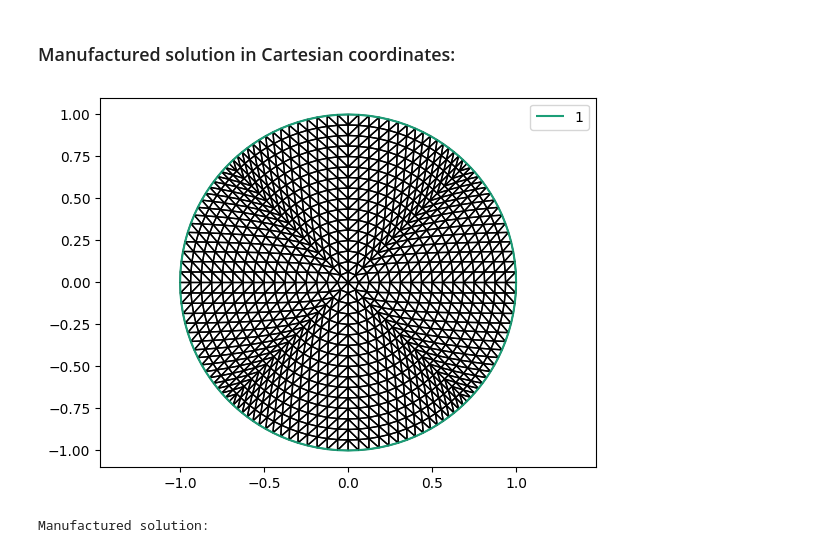
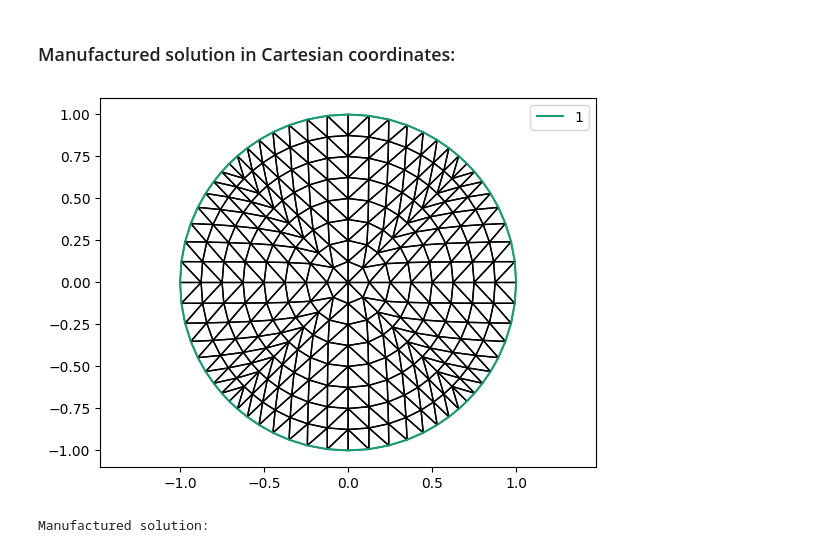
Before and after one commit to lucaciarimboli/tesi, a Jupyter notebook: Firedrake/GradShafranov.ipynb, the cells around one changed output. Drawn from its saved outputs; the diff is of its cells as text; code cells hidden in the pictures.

```diff
--- a/Firedrake/GradShafranov.ipynb
+++ b/Firedrake/GradShafranov.ipynb
@@ -568,25 +568,25 @@ plt.grid(True, which="both", linestyle="--", linewidth=0.5)
 ### Manufactured solution in Cartesian coordinates:
 # %%
 # Define parameters for the circular cross-section:
-R0 = 4          # torus radius
+R0 = 4           # torus radius
 r0 = 1           # disk radius (cross-section)
 eps = r0 / R0    # aspect ratio
 
 # Build circular mesh:
-n = 4
+n = 3
 mesh = UnitDiskMesh(n)
 
 # Plot it
 fig, ax = plt.subplots()
 triplot(mesh, axes=ax)
 ax.legend()
 ax.axis('equal')
 
 # Define Function Space
 V = FunctionSpace(mesh, 'P', 2)
 x,y = SpatialCoordinate(mesh)   # R = R0 + x*r0 , z = y*r0
 # %% [output]
-[figure, old version]
+[figure, new version]
 # %%
 symx, symy, symeps = sp.symbols('x y epsilon')
 psi = sp.Function('psi')(symx, symy)
```
Also changed, not shown: parts of 5 cells of this notebook, 4 other files.
